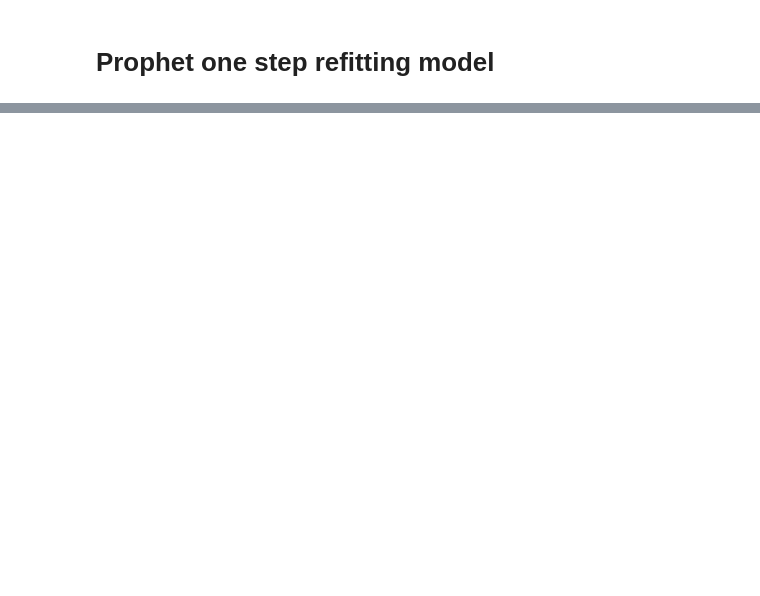
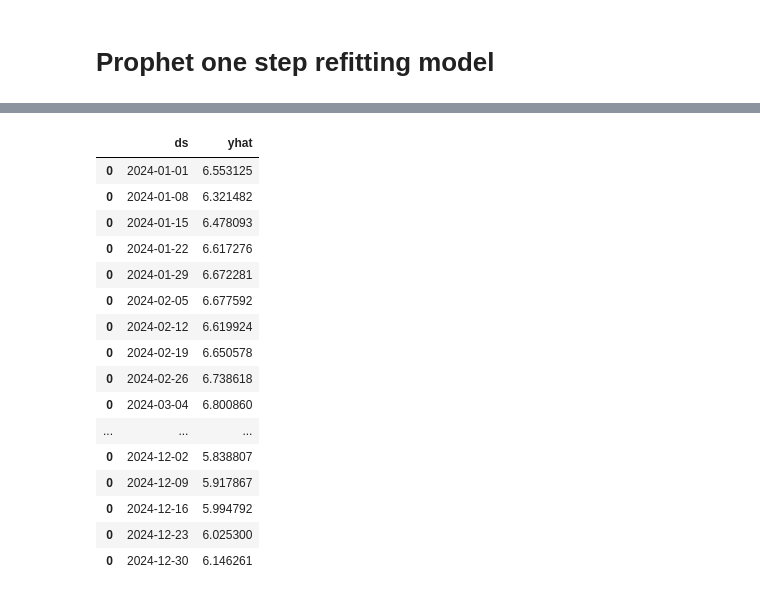
Before and after one commit to Nagu-Corporation-SPA/Price_prediction, a Jupyter notebook: Notebooks/prophet_semanal.ipynb, the cells around one changed output, grey strips where cells are left out. Saved outputs shown, nothing was run; the diff lists cells and outputs as text; code cells hidden in the pictures; blank space fills up the shorter version.

```diff
--- a/Notebooks/prophet_semanal.ipynb
+++ b/Notebooks/prophet_semanal.ipynb
@@ -43,8 +78,7 @@ model.add_country_holidays(country_name='US')
 model.fit(train)
 start_date = test.iloc[0]["ds"]
 end_date = test.iloc[-1]["ds"]
-future = pd.date_range(start=start_date, end=end_date, freq='MS')
-future = pd.DataFrame({'ds': future})
+future = pd.DataFrame({'ds': test["ds"]})
 forecast = model.predict(future)
 pred = forecast[["ds","yhat"]]
 metric = errorMetrics(test["y"].to_numpy(), pred["yhat"].to_numpy())
@@ -106,8 +124,9 @@ for i, row in test.iterrows():
         forecast = model.predict(future)
         pred.append(forecast[["ds","yhat"]])
 
-pd.concat(pred)
-pred = forecast[["ds","yhat"]]
+pred = pd.concat(pred)
+pred = pred[["ds","yhat"]]
+pred = pred.reset_index(drop=True)
 metric = errorMetrics(test["y"].to_numpy(), pred["yhat"].to_numpy())
 
 if not os.path.exists(dir_checkpoint):
@@ -122,0 +160,20 @@ result.to_csv(str(dir_checkpoint)+'predicciones.csv', index=True)
+# %%
+pred
+# %% [output]
+|  | ds | yhat |
+| 0 | 2024-01-01 | 6.553125 |
+| 0 | 2024-01-08 | 6.321482 |
+| 0 | 2024-01-15 | 6.478093 |
+| 0 | 2024-01-22 | 6.617276 |
+| 0 | 2024-01-29 | 6.672281 |
+| 0 | 2024-02-05 | 6.677592 |
+| 0 | 2024-02-12 | 6.619924 |
+| 0 | 2024-02-19 | 6.650578 |
+| 0 | 2024-02-26 | 6.738618 |
+| 0 | 2024-03-04 | 6.800860 |
+| ... | ... | ... |
+| 0 | 2024-12-02 | 5.838807 |
+| 0 | 2024-12-09 | 5.917867 |
+| 0 | 2024-12-16 | 5.994792 |
+| 0 | 2024-12-23 | 6.025300 |
+| 0 | 2024-12-30 | 6.146261 |
```
Also changed, not shown: parts of 8 cells of this notebook, 1 other file.
